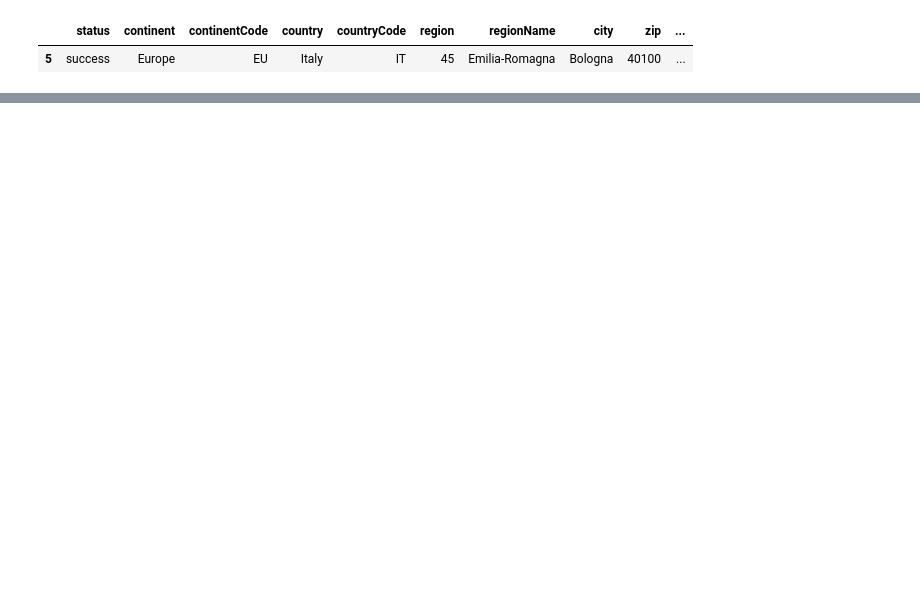
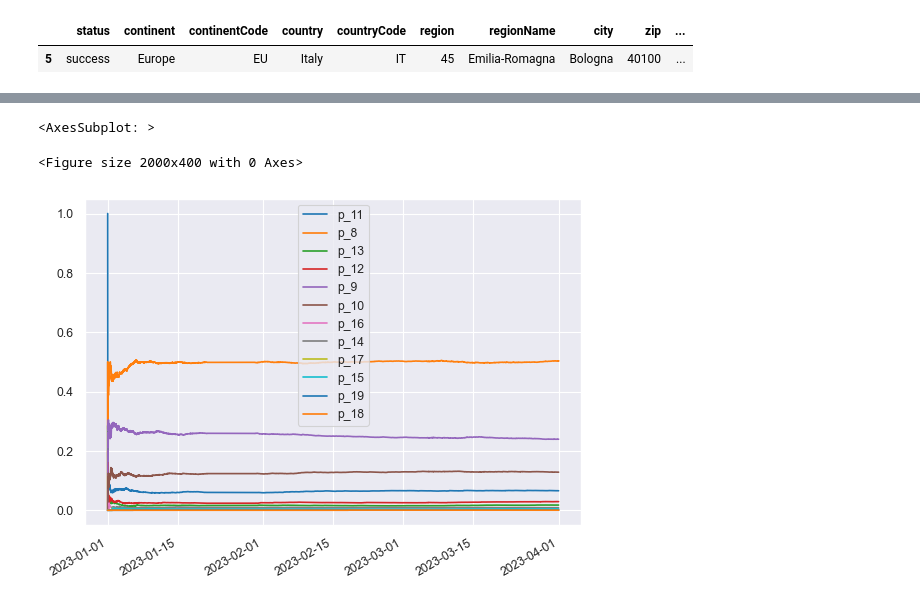
Before and after one commit to Eldeeqq/traced, a Jupyter notebook: notebooks/analysis_fixed_src_dest-refactor.ipynb, the cells around one changed output, grey strips where cells are left out. Cells and saved outputs as stored; diff of their text form; code cells hidden in the pictures; blank space fills up the shorter version.

```diff
--- a/notebooks/analysis_fixed_src_dest-refactor.ipynb
+++ b/notebooks/analysis_fixed_src_dest-refactor.ipynb
@@ -127,0 +348,6 @@ ta.hops_ip_model.plot_graph(plt.gca())
+# %%
+final_pos[1] = (0, 0.570107936)
+# %%
+for x in dict(final_pos):
+    if isinstance(x, str):
+        del final_pos[x]
@@ -127,0 +371,11 @@ ta.hops_ip_model.plot_graph(plt.gca())
+# %%
+fig = plt.figure(figsize=(20, 4))
+
+tmp = ta.ttl_models['2001:760:4205:254::12'].to_frame()
+
+probs = tmp[filter(lambda x: x.startswith('p') , tmp.columns)]
+probs.plot()
+# %% [output]
+<AxesSubplot: >
+<Figure size 2000x400 with 0 Axes>
+[figure, added]
```
Also changed, not shown: parts of 107 cells of this notebook, 11 other files.
